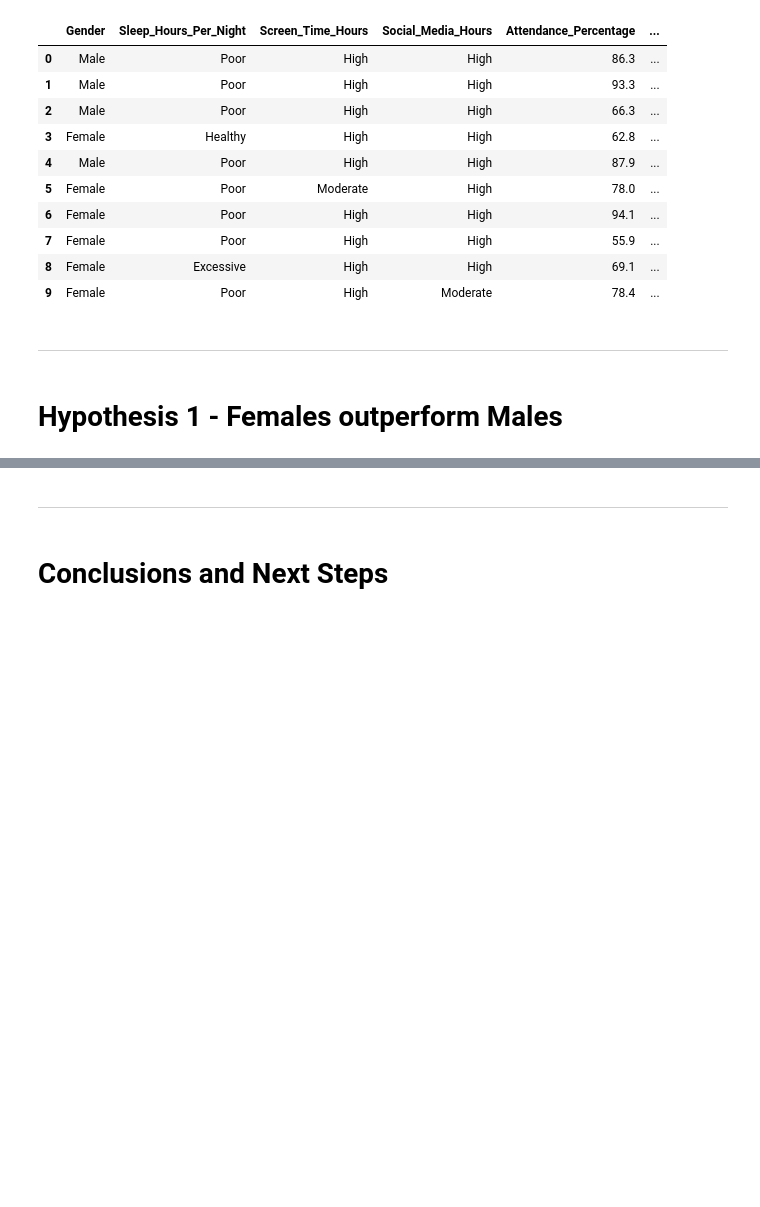
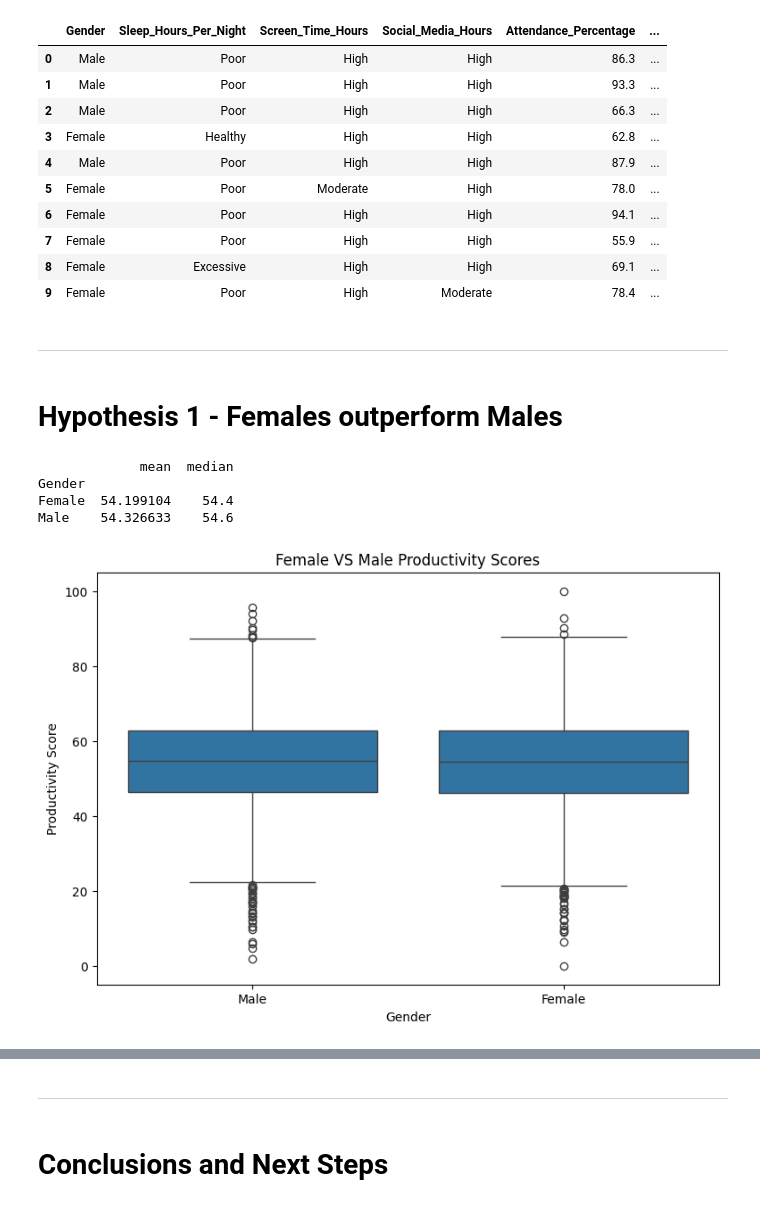
Before and after one commit to 13NateMate37/Student_Productivity_analysis, a Jupyter notebook: jupyter_notebooks/Data_Visualisations.ipynb, the cells around one changed output, grey strips where cells are left out. Cells and saved outputs as stored; diff of their text form; code cells hidden in the pictures; blank space fills up the shorter version.

```diff
--- a/jupyter_notebooks/Data_Visualisations.ipynb
+++ b/jupyter_notebooks/Data_Visualisations.ipynb
@@ -115,0 +82,22 @@ summary
+# %%
+#First a boxplot for the mean and median w/ summary
+
+
+plt.figure(figsize=(9, 6))
+sns.boxplot(
+    data=df_cleaned,
+    x='Gender',
+    y='Productivity_Score'
+)
+summary = df_cleaned.groupby("Gender")["Productivity_Score"].agg(["mean", "median"])
+print(summary)
+plt.title("Female VS Male Productivity Scores")
+plt.xlabel("Gender")
+plt.ylabel("Productivity Score")
+plt.show()
+# %% [output]
+             mean  median
+Gender
+Female  54.199104    54.4
+Male    54.326633    54.6
+[figure, added]
```
Also changed, not shown: parts of 6 cells of this notebook.
